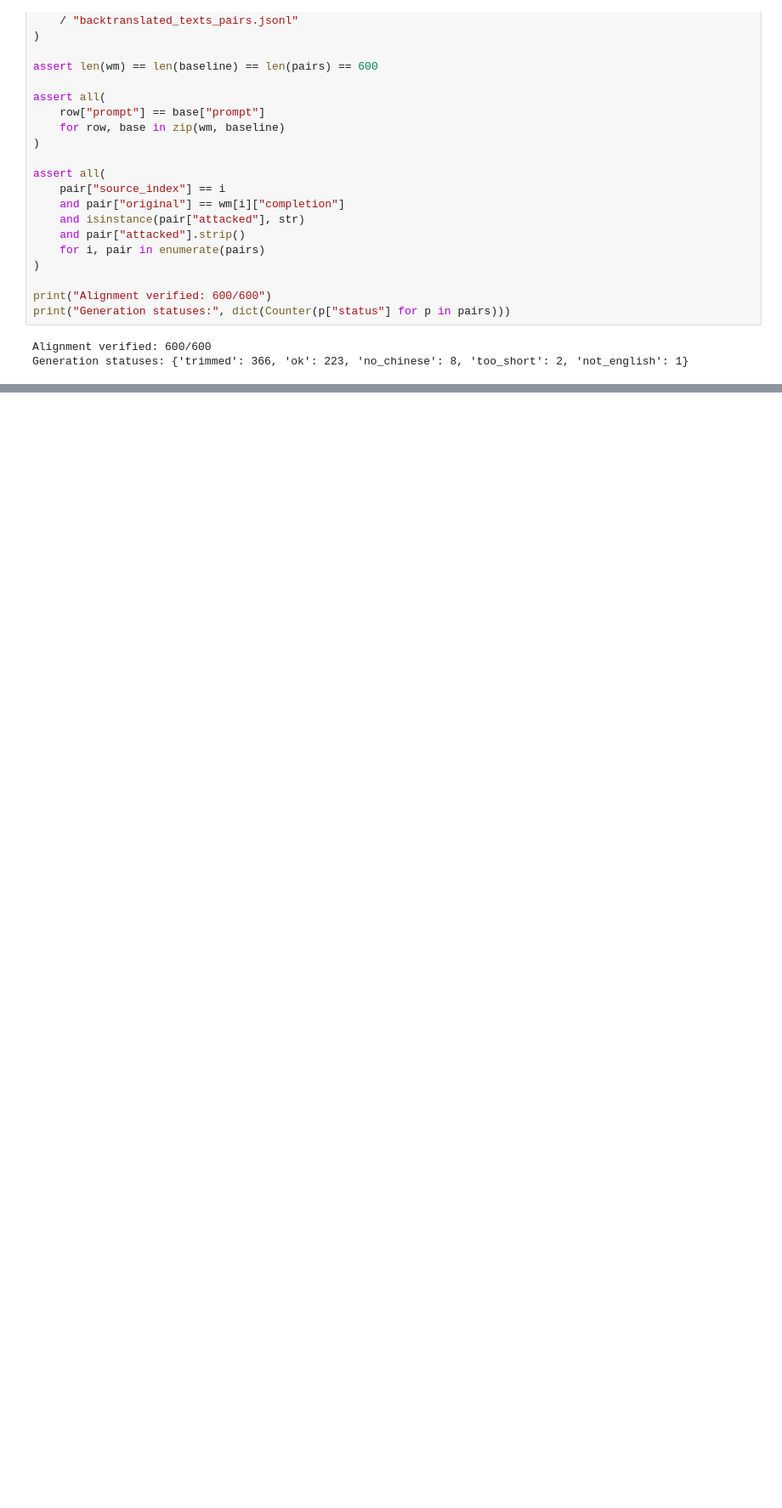
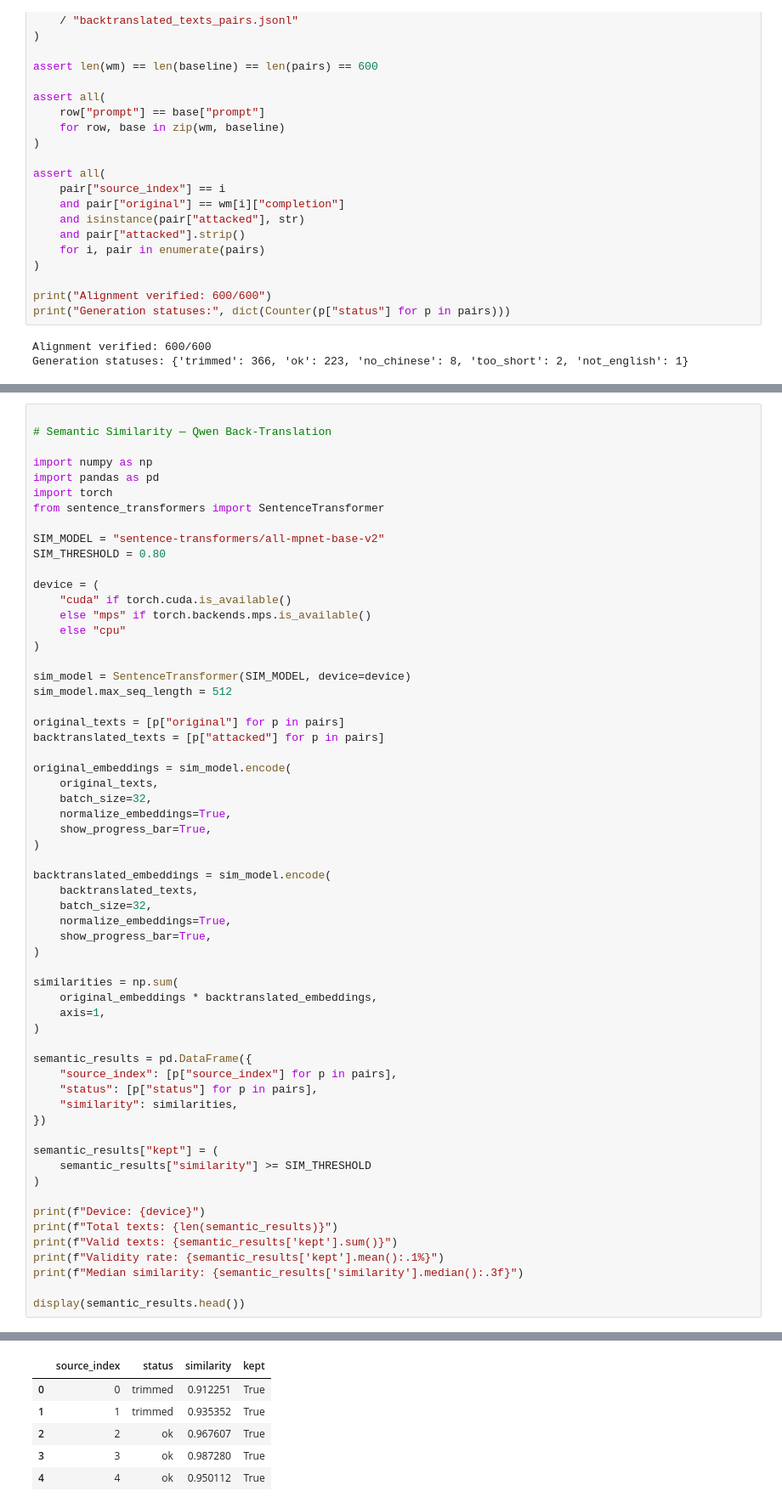
Before and after one commit to paumicheli/llada-watermarking, a Jupyter notebook: notebooks/02_attack_reproduction/08_backtranslation_qwen.ipynb, the cells around one changed output, grey strips where cells are left out. Shown at 85% size. Saved outputs shown, nothing was run; the diff lists cells and outputs as text; blank space fills up the shorter version.

```diff
--- a/notebooks/02_attack_reproduction/08_backtranslation_qwen.ipynb
+++ b/notebooks/02_attack_reproduction/08_backtranslation_qwen.ipynb
@@ -552,0 +583,61 @@ Generation statuses: {'trimmed': 366, 'ok': 223, 'no_chinese': 8, 'too_short': 2
+# %%
+
+# Semantic Similarity — Qwen Back-Translation
+
+import numpy as np
+import pandas as pd
+import torch
+from sentence_transformers import SentenceTransformer
+
+SIM_MODEL = "sentence-transformers/all-mpnet-base-v2"
+SIM_THRESHOLD = 0.80
+
+device = (
+    "cuda" if torch.cuda.is_available()
+    else "mps" if torch.backends.mps.is_available()
+    else "cpu"
+)
+
+sim_model = SentenceTransformer(SIM_MODEL, device=device)
+sim_model.max_seq_length = 512
+
+original_texts = [p["original"] for p in pairs]
+backtranslated_texts = [p["attacked"] for p in pairs]
+
+original_embeddings = sim_model.encode(
+    original_texts,
+    batch_size=32,
+    normalize_embeddings=True,
+    show_progress_bar=True,
+)
+
+backtranslated_embeddings = sim_model.encode(
+    backtranslated_texts,
+    batch_size=32,
+    normalize_embeddings=True,
+    show_progress_bar=True,
+)
+
+similarities = np.sum(
+    original_embeddings * backtranslated_embeddings,
+    axis=1,
+)
+
+semantic_results = pd.DataFrame({
+    "source_index": [p["source_index"] for p in pairs],
+    "status": [p["status"] for p in pairs],
+    "similarity": similarities,
+})
+
+semantic_results["kept"] = (
+    semantic_results["similarity"] >= SIM_THRESHOLD
+)
+
+print(f"Device: {device}")
+print(f"Total texts: {len(semantic_results)}")
+print(f"Valid texts: {semantic_results['kept'].sum()}")
+print(f"Validity rate: {semantic_results['kept'].mean():.1%}")
+print(f"Median similarity: {semantic_results['similarity'].median():.3f}")
+
+display(semantic_results.head())
+# %% [output]
@@ -553,2 +651,8 @@ Generation statuses: {'trimmed': 366, 'ok': 223, 'no_chinese': 8, 'too_short': 2
+|  | source_index | status | similarity | kept |
+| 0 | 0 | trimmed | 0.912251 | True |
+| 1 | 1 | trimmed | 0.935352 | True |
+| 2 | 2 | ok | 0.967607 | True |
+| 3 | 3 | ok | 0.987280 | True |
+| 4 | 4 | ok | 0.950112 | True |
 # %% [markdown]
 
```
Also changed, not shown: parts of 12 cells of this notebook, 39 other files.
